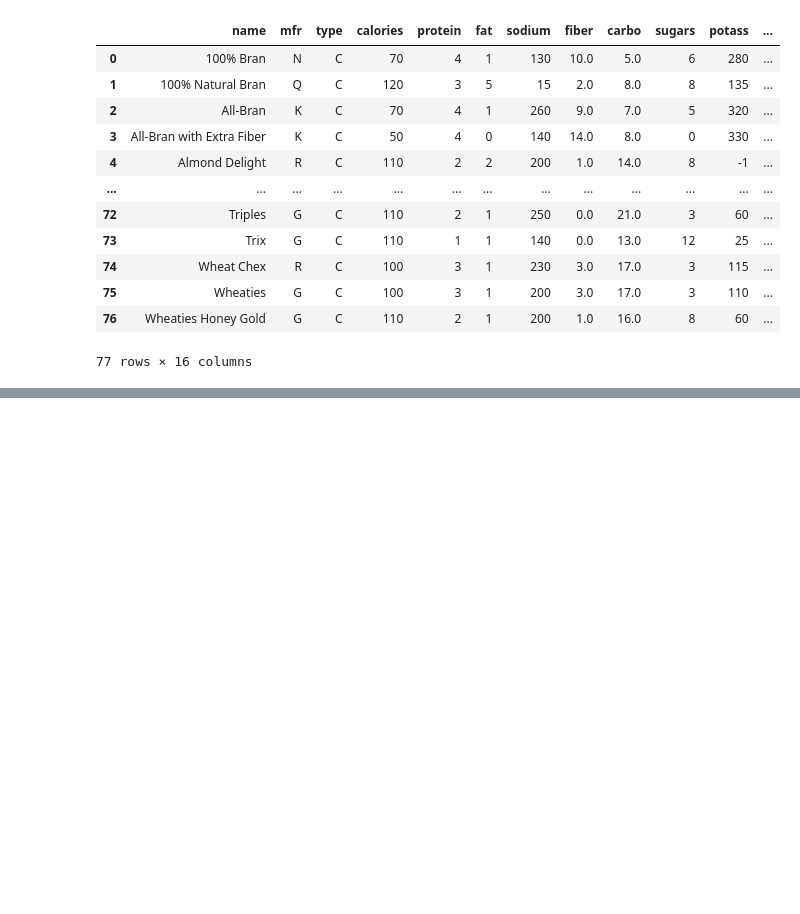
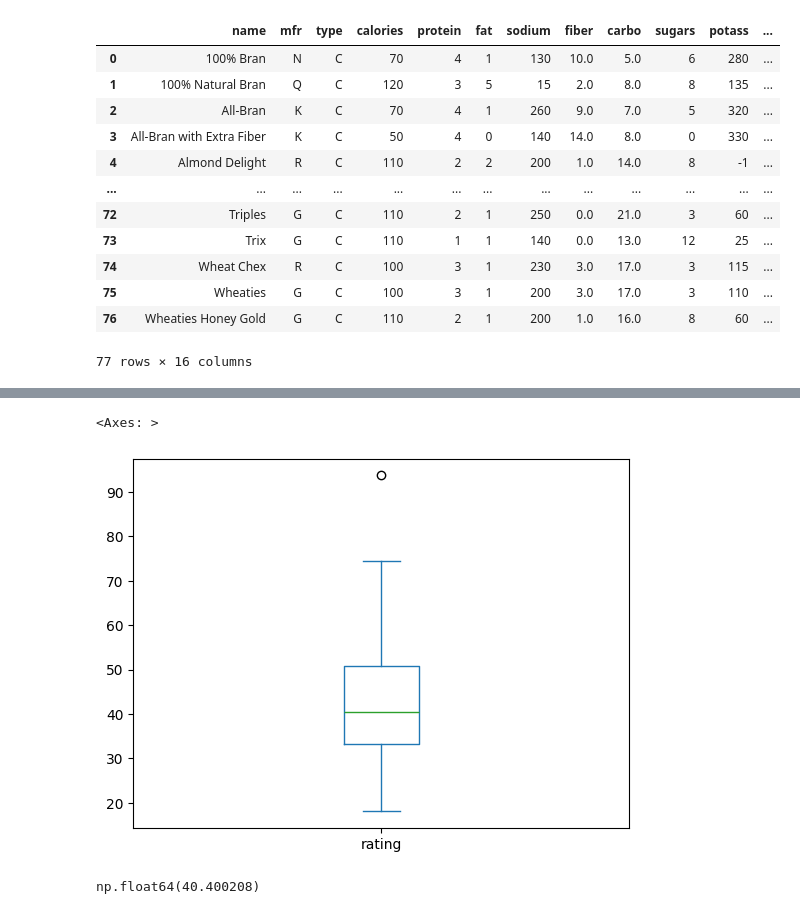
Before and after one commit to AriBarrosFilho/Aprendendo_Python, a Jupyter notebook: teste.ipynb, the cells around one changed output, grey strips where cells are left out. Drawn from its saved outputs; the diff is of its cells as text; code cells hidden in the pictures; blank space fills up the shorter version.

```diff
--- a/teste.ipynb
+++ b/teste.ipynb
@@ -394,0 +342,9 @@ NoneType
+# %%
+df_cereal["rating"].plot(kind = "box")
+# %% [output]
+<Axes: >
+[figure, added]
+# %%
+df_cereal["rating"].median()
+# %% [output]
+np.float64(40.400208)
```
Also changed, not shown: parts of 16 cells of this notebook, 1 other file.
